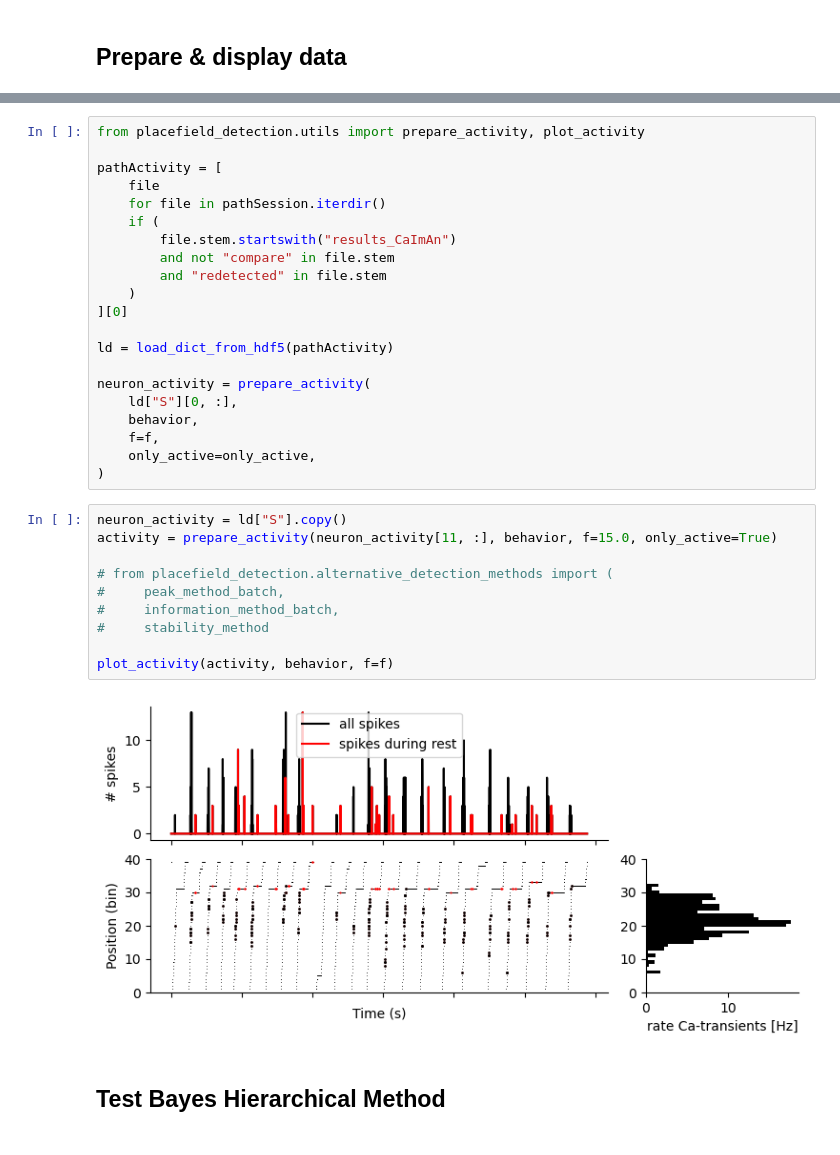
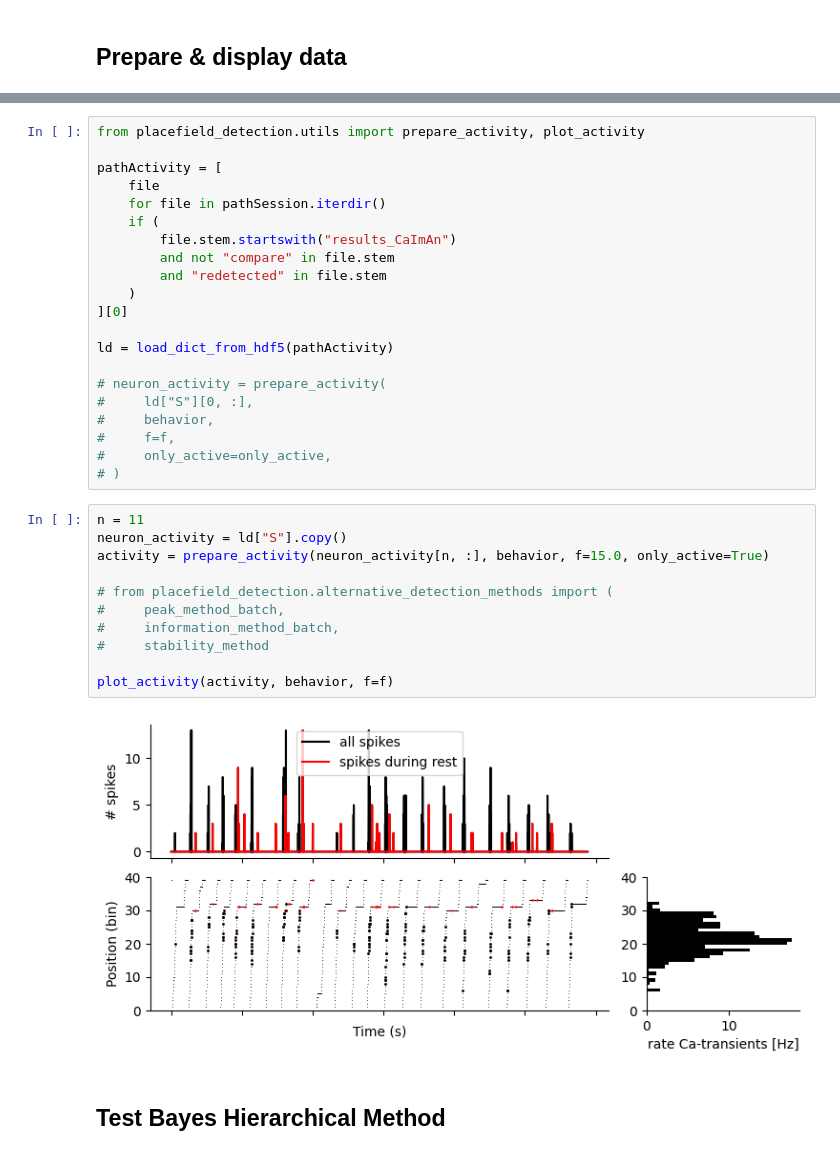
Before and after one commit to woxxel/placefield_detection, a Jupyter notebook: notebooks/test_placefield_detection_methods.ipynb, the cells around one changed output, grey strips where cells are left out. Drawn from its saved outputs; the diff is of its cells as text.

```diff
--- a/notebooks/test_placefield_detection_methods.ipynb
+++ b/notebooks/test_placefield_detection_methods.ipynb
@@ -61,24 +145,25 @@ pathActivity = [
 
 ld = load_dict_from_hdf5(pathActivity)
 
-neuron_activity = prepare_activity(
-    ld["S"][0, :],
-    behavior,
-    f=f,
-    only_active=only_active,
-)
+# neuron_activity = prepare_activity(
+#     ld["S"][0, :],
+#     behavior,
+#     f=f,
+#     only_active=only_active,
+# )
 # %%
+n = 11
 neuron_activity = ld["S"].copy()
-activity = prepare_activity(neuron_activity[11, :], behavior, f=15.0, only_active=True)
+activity = prepare_activity(neuron_activity[n, :], behavior, f=15.0, only_active=True)
 
 # from placefield_detection.alternative_detection_methods import (
 #     peak_method_batch,
 #     information_method_batch,
 #     stability_method
 
 plot_activity(activity, behavior, f=f)
 # %% [output]
-[figure, old version]
+[figure, new version]
 # %% [markdown]
 ## Test Bayes Hierarchical Method
 # %%
```
Also changed, not shown: parts of 10 cells of this notebook, 3 other files.
